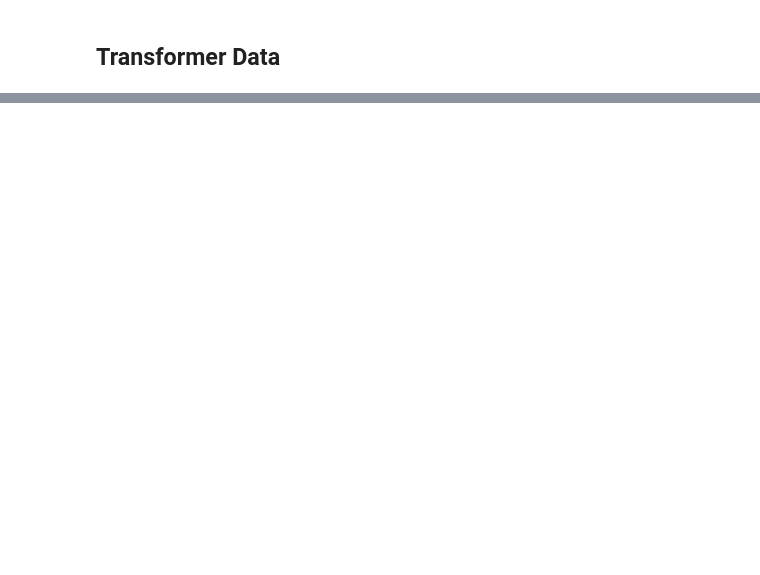
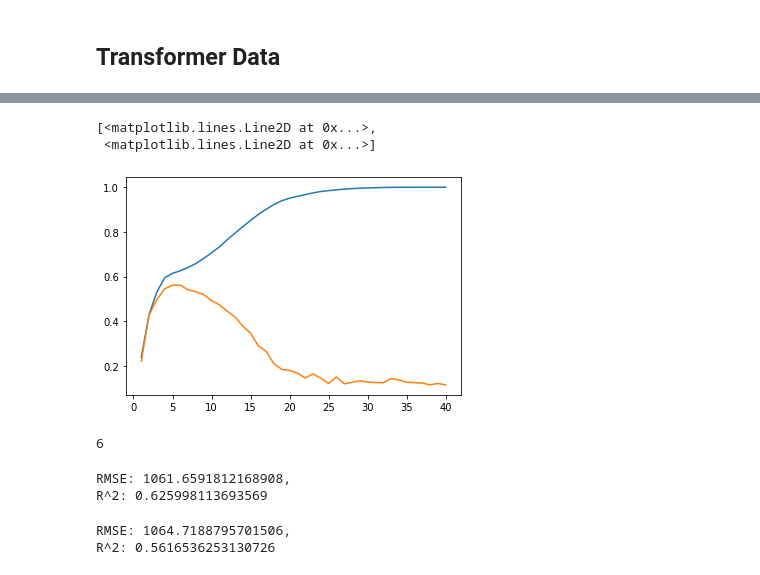
Before and after one commit to red0078/food-sales-predictions, a Jupyter notebook: SalesPrediction.ipynb, the cells around one changed output, grey strips where cells are left out. Saved outputs shown, nothing was run; the diff lists cells and outputs as text; code cells hidden in the pictures; blank space fills up the shorter version.

```diff
--- a/SalesPrediction.ipynb
+++ b/SalesPrediction.ipynb
@@ -386,6 +392,6 @@ Pipeline(steps=[('simpleimputer', SimpleImputer(strategy='most_frequent')),
 number_tuple = (numeric_pipe, num_selector)
 category_tuple = (categorical_pipe, cat_selector)
 # ColumnTransformer
-preprocessor = make_column_transformer(number_tuple, category_tuple)
+preprocessor = make_column_transformer(number_tuple, category_tuple, remainder='passthrough')
 preprocessor
 # %% [output]
@@ -442,0 +463,7 @@ array([[ 0.73647351, -0.71277507,  1.82810922, ...,  0.        ,
+# %%
+# instantiate Linear Regression
+reg = LinearRegression()
+# reg_pipe = make_pipeline(preprocessor, reg)
+
+# fit the model
+reg.fit(X_train_processed, y_train)
@@ -442,0 +486,6 @@ array([[ 0.73647351, -0.71277507,  1.82810922, ...,  0.        ,
+# %%
+# instantiate Decision Tree model
+dec_tree = DecisionTreeRegressor()
+
+# fit the model
+dec_tree.fit(X_train_processed, y_train)
@@ -442,0 +506,15 @@ array([[ 0.73647351, -0.71277507,  1.82810922, ...,  0.        ,
+# %%
+scores = pd.DataFrame(columns=['Train', 'Test'])
+# loop over the max_depth of the decision tree model
+for depth in range(1, dec_tree.get_depth()+1):
+  tree = DecisionTreeRegressor(max_depth=depth)
+  # tree_pipe = make_pipeline(preprocessor, tree)
+  # fit the model
+  tree.fit(X_train_processed, y_train)
+
+  # get the score for each decision tree and store it on a dataframe
+  scores.loc[depth, 'Train'] = r2_score(y_train, tree.predict(X_train_processed))
+  scores.loc[depth, 'Test'] = r2_score(y_test, tree.predict(X_test_processed))
+
+# get the score
+scores
@@ -442,0 +539,31 @@ array([[ 0.73647351, -0.71277507,  1.82810922, ...,  0.        ,
+# %%
+# plot the scores
+plt.plot(scores)
+# %% [output]
+[<matplotlib.lines.Line2D at 0x...>,
+ <matplotlib.lines.Line2D at 0x...>]
+[figure, added]
+# %%
+# find the best_depth
+best_score = scores.sort_values(by = 'Test', ascending = False).index[0]
+best_score
+# %% [output]
+6
+# %%
+# instantiate Decision Tree model
+dec_tree = DecisionTreeRegressor(max_depth = 6)
+
+# fit the model
+dec_tree.fit(X_train_processed, y_train)
+
+# evaluate the decision tree model with default hyperparameters on our training sets
+eval_model(y_train, dec_tree.predict(X_train_processed))
+# %% [output]
+RMSE: 1061.6591812168908,
+R^2: 0.625998113693569
+# %%
+# evaluate the decision tree model with default hyperparameters on our testing sets
+eval_model(y_test, dec_tree.predict(X_test_processed))
+# %% [output]
+RMSE: 1064.7188795701506,
+R^2: 0.5616536253130726
```
Also changed, not shown: parts of 17 cells of this notebook.
